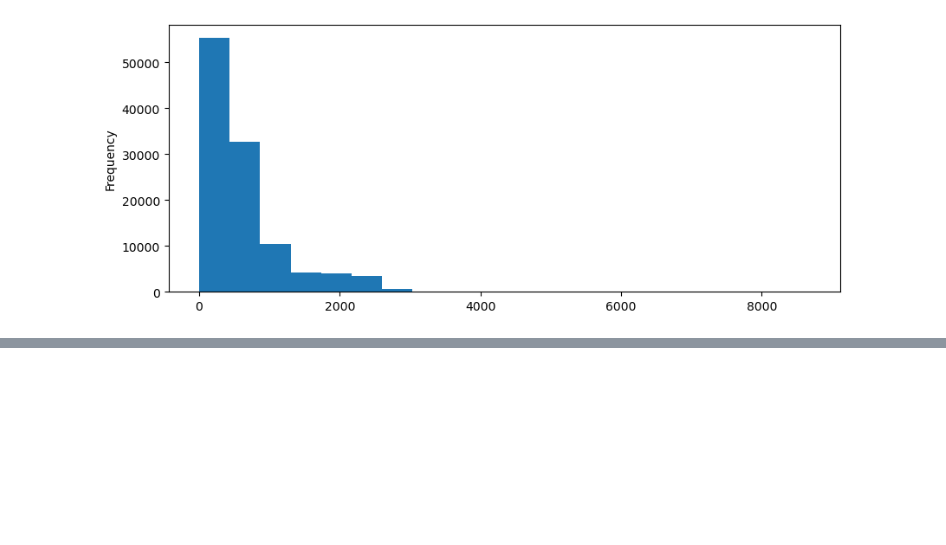
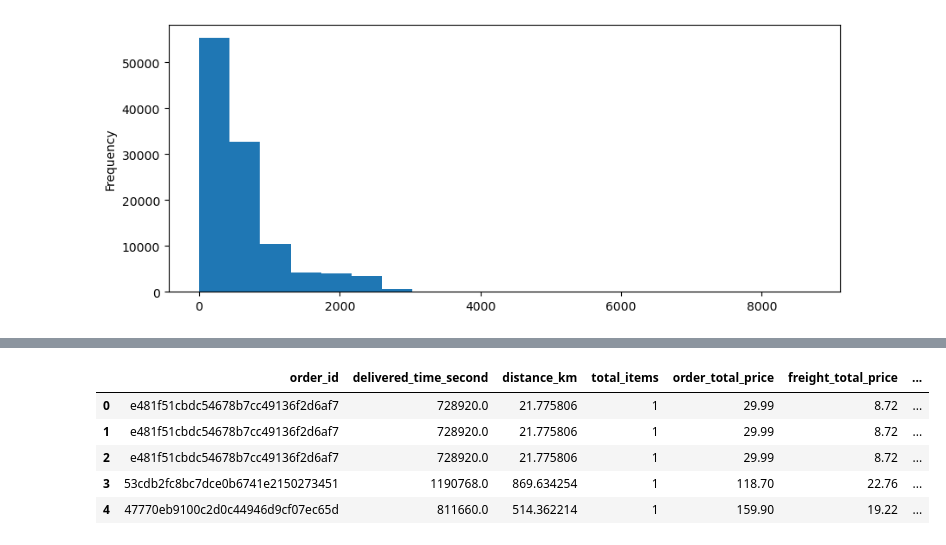
Before and after one commit to bruno-lima98/portfolio-olist-brazilian-ecommerce, a Jupyter notebook: main.ipynb, the cells around one changed output, grey strips where cells are left out. Saved outputs shown, nothing was run; the diff lists cells and outputs as text; code cells hidden in the pictures; blank space fills up the shorter version.

```diff
--- a/main.ipynb
+++ b/main.ipynb
@@ -483,0 +584,8 @@ df_2["distance_km"].plot(kind="hist", bins=20, figsize=(10,4))
+# %%
+df_5 = df_1[["order_id", "order_purchase_timestamp", "order_delivered_customer_date"]][df_1["order_status"] == "delivered"]
+df_5["delivered_time"] = df_5["order_delivered_customer_date"] - df_5["order_purchase_timestamp"]
+df_5 = df_5.dropna()
+# %%
+df_5["delivered_time_second"] = df_5["delivered_time"].apply(lambda x: x.total_seconds())
+df_5 = df_5.drop(columns=["order_purchase_timestamp", "order_delivered_customer_date", "delivered_time"])
+df_5.head()
@@ -483,0 +599,17 @@ df_2["distance_km"].plot(kind="hist", bins=20, figsize=(10,4))
+# %%
+df_ml = (
+    df_5
+        .merge(df_2[["order_id", "distance_km"]], on="order_id", how="left")
+        .merge(df_group_orders, on="order_id", how="left")
+        .merge(df_order_payments[["order_id", "payment_type", "payment_installments"]], on="order_id", how="left")
+        .merge(df_order_reviews[["order_id", "review_score"]], on="order_id", how="left")
+)
+
+df_ml.head()
+# %% [output]
+|  | order_id | delivered_time_second | distance_km | total_items | order_total_price | freight_total_price | ... |
+| 0 | e481f51cbdc54678b7cc49136f2d6af7 | 728920.0 | 21.775806 | 1 | 29.99 | 8.72 | ... |
+| 1 | e481f51cbdc54678b7cc49136f2d6af7 | 728920.0 | 21.775806 | 1 | 29.99 | 8.72 | ... |
+| 2 | e481f51cbdc54678b7cc49136f2d6af7 | 728920.0 | 21.775806 | 1 | 29.99 | 8.72 | ... |
+| 3 | 53cdb2fc8bc7dce0b6741e2150273451 | 1190768.0 | 869.634254 | 1 | 118.70 | 22.76 | ... |
+| 4 | 47770eb9100c2d0c44946d9cf07ec65d | 811660.0 | 514.362214 | 1 | 159.90 | 19.22 | ... |
```
Also changed, not shown: parts of 20 cells of this notebook.
